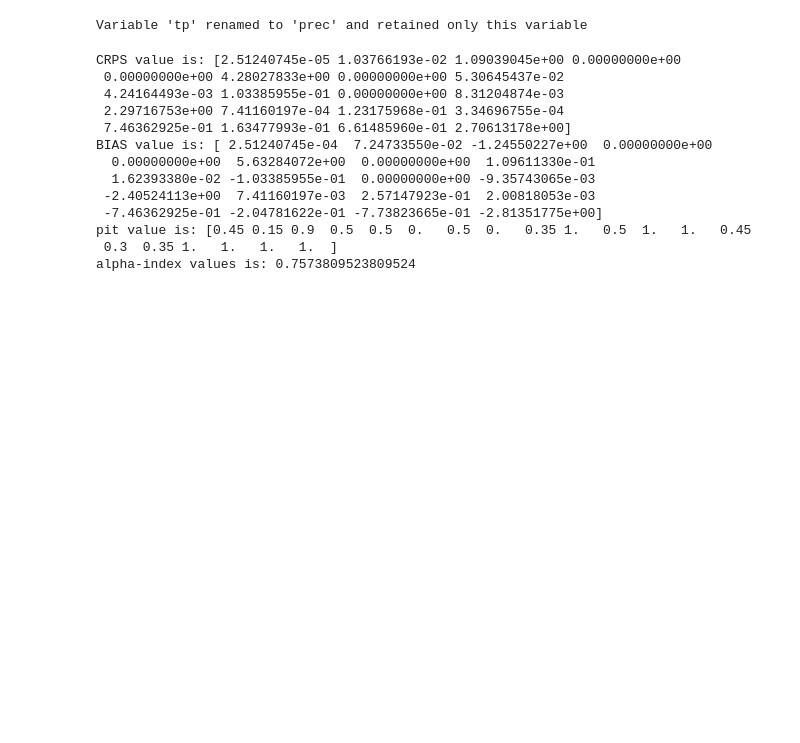
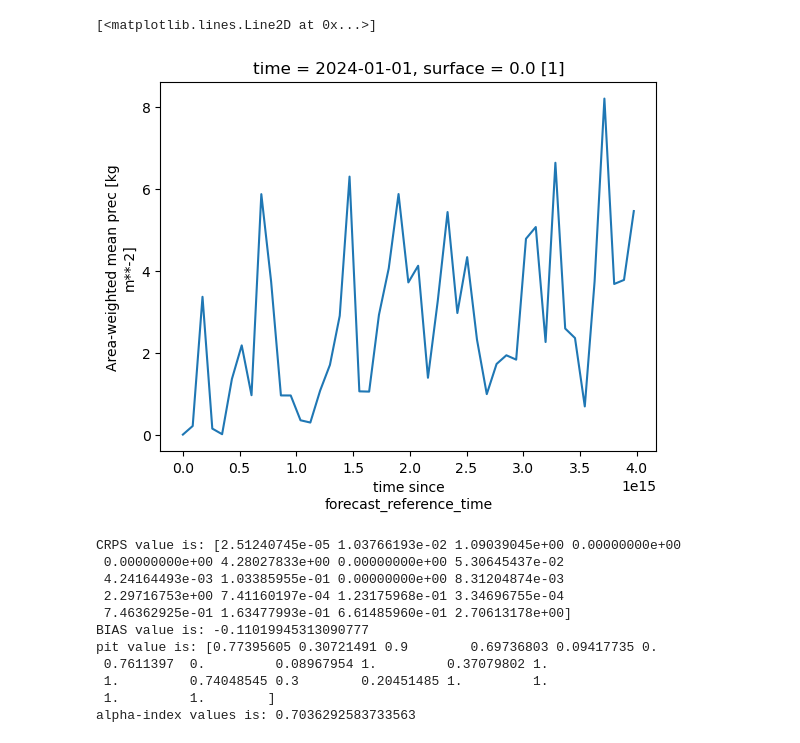
Before and after one commit to Curallin/Pyenspp, a Jupyter notebook: examples/5.verification.ipynb, the cells around one changed output. Saved outputs shown, nothing was run; the diff lists cells and outputs as text; code cells hidden in the pictures; blank space fills up the shorter version.

```diff
--- a/examples/5.verification.ipynb
+++ b/examples/5.verification.ipynb
@@ -1,32 +1,35 @@
 # %%
 from pyenspp.utils import conform_obs, conform_forecast, cum_to_step, area_mean_precip
 import geopandas as gpd
 from pathlib import Path
 import xarray as xr
 import os
 import matplotlib.pyplot as plt
 
 current_dir = Path().resolve()  # get current directory
 parent_dir = current_dir
 
 # get the path of the example data
 data_path = parent_dir / "data"
 # get the ensemble precipitation forecast
 fcst_data_path = os.path.join(data_path,  "example_fcst.grib")
 fcst_ds = xr.open_dataset(fcst_data_path)
 fcst_ds = conform_forecast(fcst_ds)
 # get the observational precipitation
 obs_data_path = os.path.join(data_path,  "chirps.nc")
 obs_ds = xr.open_dataset(obs_data_path)
 
 shp_path = os.path.join(data_path, "shp")
 region = gpd.read_file(shp_path)
 fcst_area = area_mean_precip(fcst_ds, region)
 
 # convert the cum_prec to step_prec
 fcst_area_step = cum_to_step(fcst_area, var_name='prec')
+
+fcst_area_step.sel(time='2024-01-01').mean(dim='number').plot()
 # %% [output]
-Variable 'tp' renamed to 'prec' and retained only this variable
+[<matplotlib.lines.Line2D at 0x...>]
+[figure, added]
 # %%
 from pyenspp.verification import EnsembleEvaluator
 
@@ -35,7 +38,7 @@ example_obs = obs_ds.sel(time=fcst_area_step.sel(step='1 days').time).prec.value
 
 evaluator = EnsembleEvaluator(example_obs, example_ens)
 print('CRPS value is:', evaluator.crps())
-print('BIAS value is:', evaluator.bias())
+print('Mean BIAS value is:', evaluator.mb())
 print('pit value is:', evaluator.pit())
 print('alpha-index values is:', evaluator.alpha_index())
 # %% [output]
@@ -44,11 +47,9 @@ CRPS value is: [2.51240745e-05 1.03766193e-02 1.09039045e+00 0.00000000e+00
  4.24164493e-03 1.03385955e-01 0.00000000e+00 8.31204874e-03
  2.29716753e+00 7.41160197e-04 1.23175968e-01 3.34696755e-04
  7.46362925e-01 1.63477993e-01 6.61485960e-01 2.70613178e+00]
-BIAS value is: [ 2.51240745e-04  7.24733550e-02 -1.24550227e+00  0.00000000e+00
-  0.00000000e+00  5.63284072e+00  0.00000000e+00  1.09611330e-01
-  1.62393380e-02 -1.03385955e-01  0.00000000e+00 -9.35743065e-03
- -2.40524113e+00  7.41160197e-03  2.57147923e-01  2.00818053e-03
- -7.46362925e-01 -2.04781622e-01 -7.73823665e-01 -2.81351775e+00]
-pit value is: [0.45 0.15 0.9  0.5  0.5  0.   0.5  0.   0.35 1.   0.5  1.   1.   0.45
- 0.3  0.35 1.   1.   1.   1.  ]
-alpha-index values is: 0.7573809523809524
+BIAS value is: -0.11019945313090777
+pit value is: [0.77395605 0.30721491 0.9        0.69736803 0.09417735 0.
+ 0.7611397  0.         0.08967954 1.         0.37079802 1.
+ 1.         0.74048545 0.3        0.20451485 1.         1.
+ 1.         1.        ]
+alpha-index values is: 0.7036292583733563
```
Also changed, not shown: 7 other files.
